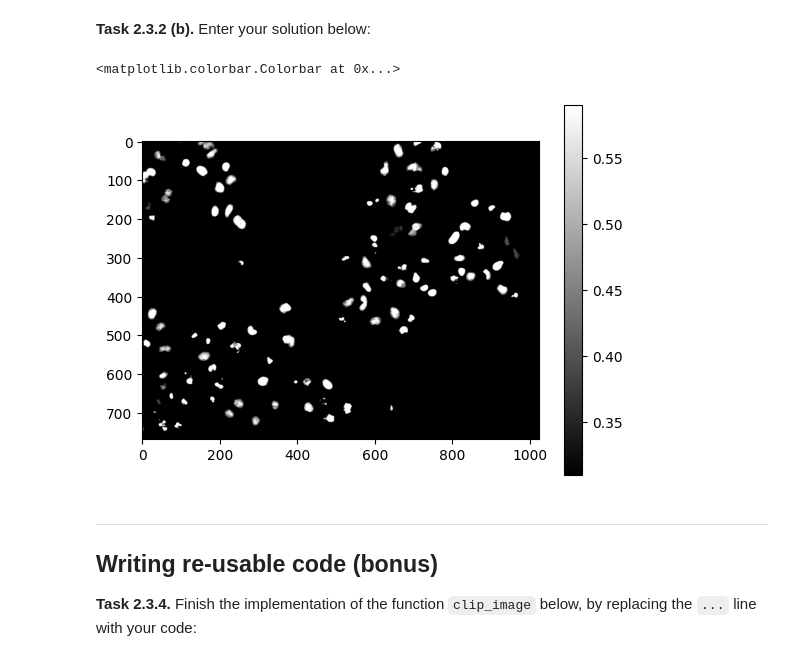
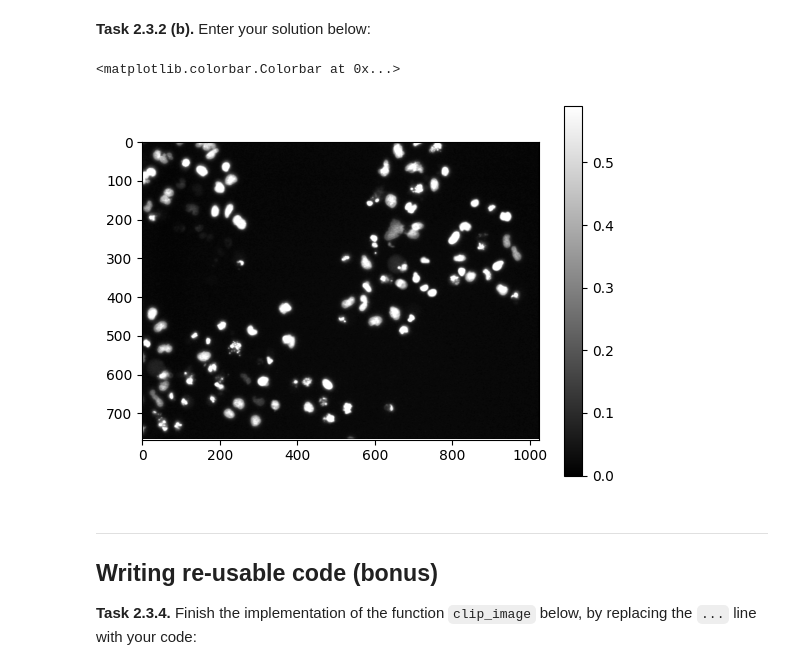
Before and after one commit to tilmannstieglitz/mobi-fs3-python, a Jupyter notebook: task2.ipynb, the cells around one changed output. Cells and saved outputs as stored; diff of their text form; code cells hidden in the pictures.

```diff
--- a/task2.ipynb
+++ b/task2.ipynb
@@ -66,13 +66,21 @@ array([[0.31, 0.31, 0.31, ..., 0.31, 0.31, 0.31],
 # %% [markdown]
 **<a id="#">Task 2.3.2 (a).</a>** Enter your solution below:
 # %%
+img_clipped1 = img.copy()
 for x in range(img.shape[0]):
     for y in range(img.shape[1]):
         if img[x, y] < 0.31:
-            img[x, y] = 0.31
+            img_clipped1[x, y] = 0.31
+        else:
+            img_clipped1[x, y] = img[x, y]
         if img[x, y] > 0.59:
-            img[x, y] = 0.59
-plt.hist(img.flatten())
+            img_clipped1[x, y] = 0.59
+        else:
+            img_clipped1[x, y] = img[x, y]
+plt.imshow(img_clipped1, 'grey')
+plt.colorbar()
+
+plt.figure()
 plt.imshow(img, 'grey')
 plt.colorbar()
 # %% [output]
@@ -81,16 +90,21 @@ plt.colorbar()
 # %% [markdown]
 **<a id="#">Task 2.3.2 (b).</a>** Enter your solution below:
 # %%
+img_clipped2 = img.copy()
 for (i, j) in numpy.ndindex(img.shape):
     if img[i, j] < 0.31:
-        img[i, j] = 0.31
+        img_clipped2[i, j] = 0.31
+    else:
+        img_clipped2[i, j] = img[i, j]
     if img[i, j] > 0.59:
-        img[i, j] = 0.59
-plt.imshow(img, 'grey')
+        img_clipped2[i, j] = 0.59
+    else:
+        img_clipped2[i, j] = img[i, j]
+plt.imshow(img_clipped2, 'grey')
 plt.colorbar()
 # %% [output]
 <matplotlib.colorbar.Colorbar at 0x...>
-[figure, old version]
+[figure, new version]
 # %% [markdown]
 ---
 
```
Also changed, not shown: parts of 5 cells of this notebook.
